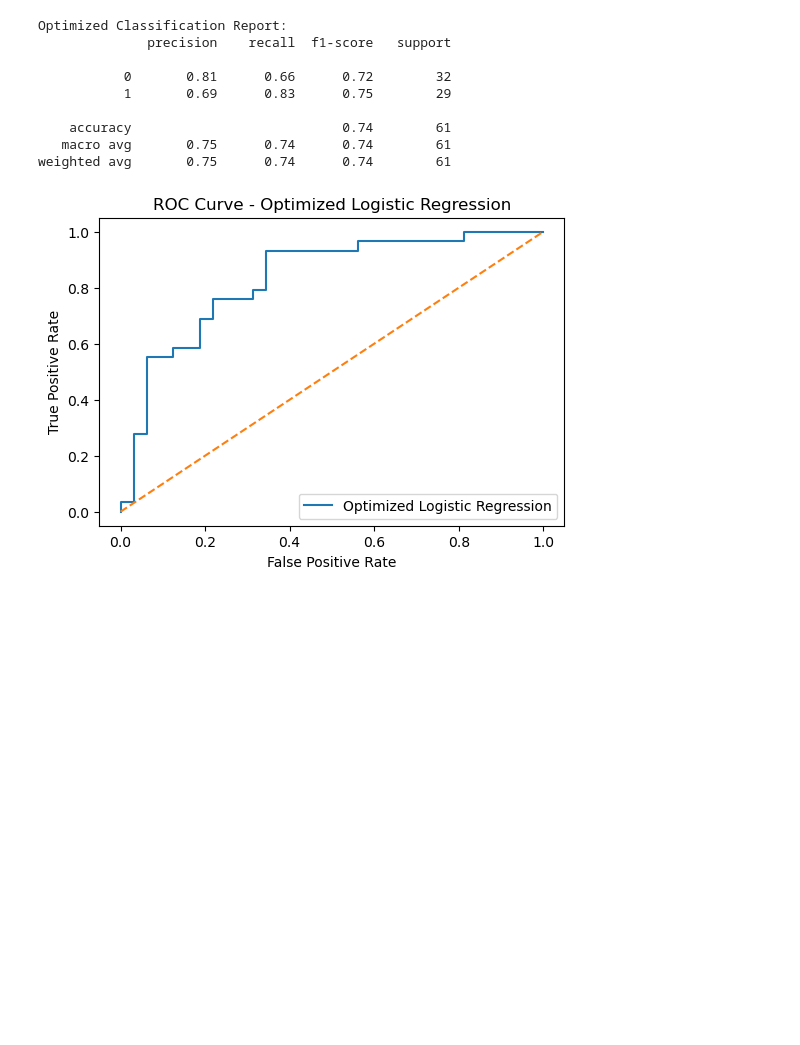
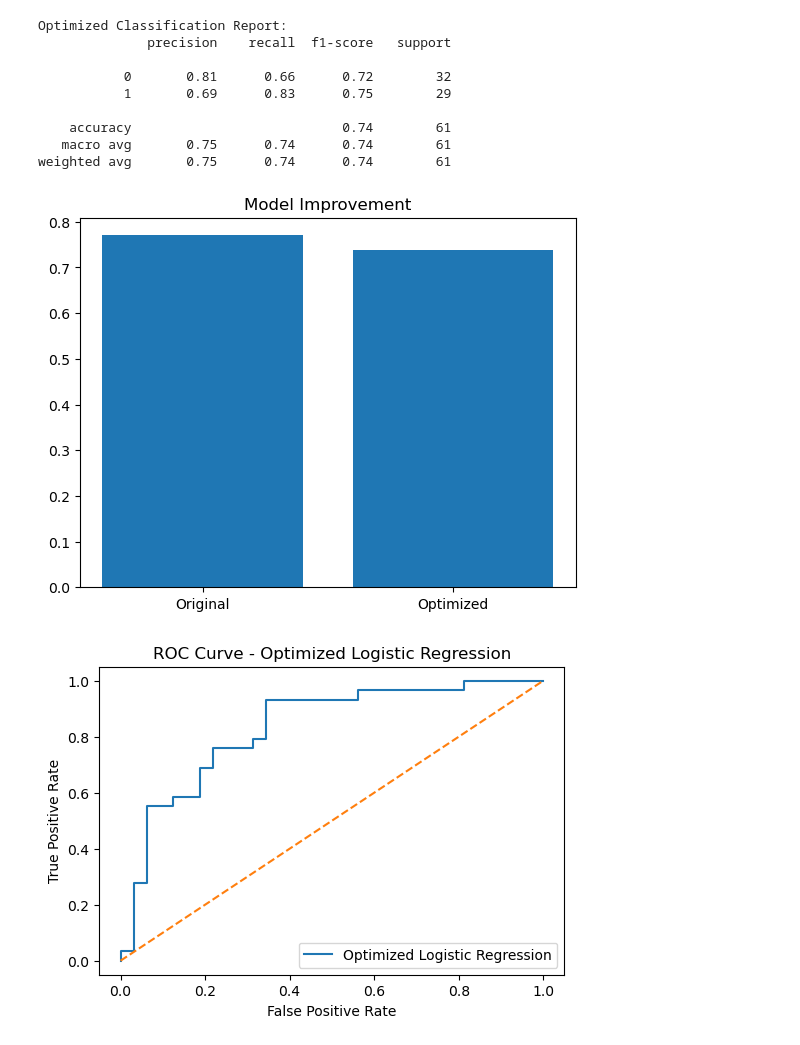
Before and after one commit to hashini2003-git/ml-heart-disease-assignment, a Jupyter notebook: logistic_regression.ipynb, the cells around one changed output. Cells and saved outputs as stored; diff of their text form; code cells hidden in the pictures; blank space fills up the shorter version.

```diff
--- a/logistic_regression.ipynb
+++ b/logistic_regression.ipynb
@@ -377,13 +377,15 @@ weighted avg       0.75      0.74      0.74        61
 best_fpr, best_tpr, best_thresholds = roc_curve(y_test, best_lr_prob)
 # %%
 original_acc = accuracy_score(y_test, lr_pred)
-optimized_acc = accuracy_score(y_test, best_pred)
+optimized_acc = accuracy_score(y_test, best_lr_pred)
 
 plt.bar(["Original", "Optimized"], [original_acc, optimized_acc])
 plt.title("Model Improvement")
 
 plt.savefig("results/logistic_optimization.png")
 plt.show()
+# %% [output]
+[figure, added]
 # %%
 # Plot ROC curve for optimized model
 plt.figure(figsize=(6,4))
```
Also changed, not shown: parts of 3 cells of this notebook, 1 other file.
